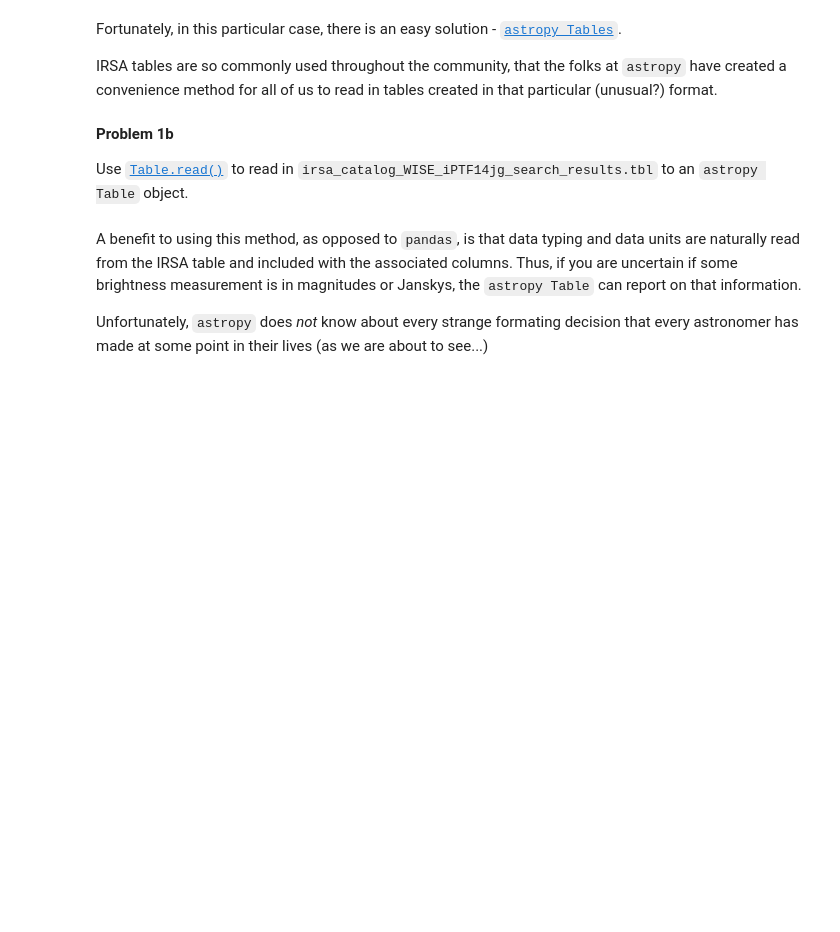
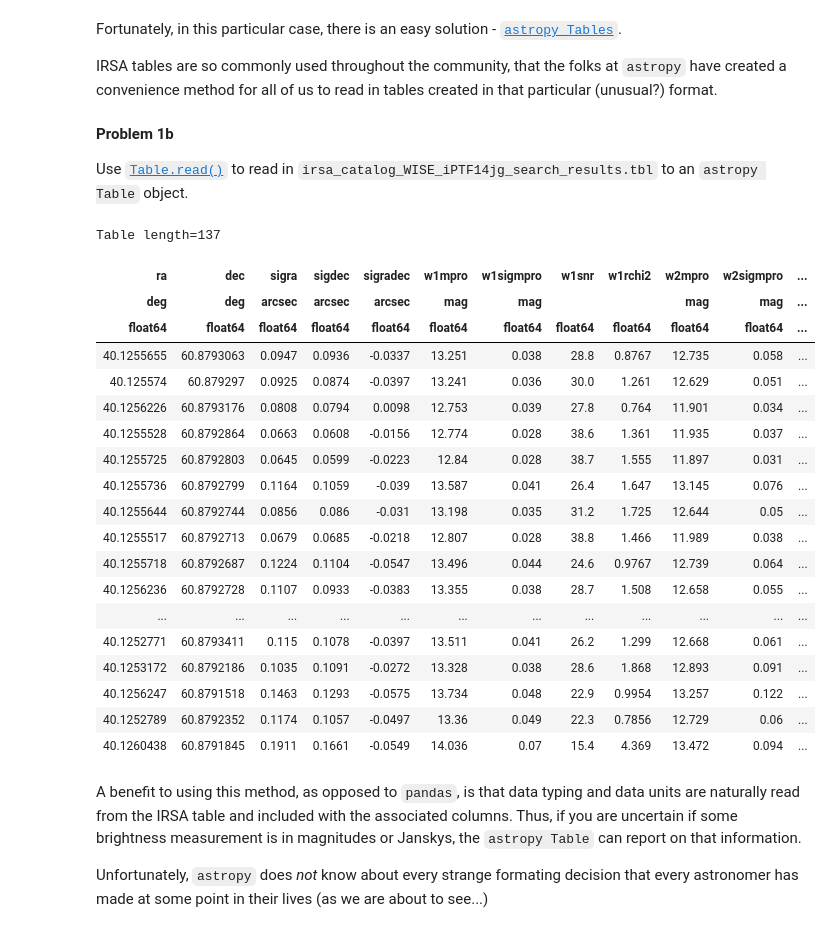
Before and after one commit to JeremyQuijano/LSSTC-DSFP-Sessions, a Jupyter notebook: Sessions/Session15/Day2/CorrallingUnrulyData.ipynb, the cells around one changed output. Saved outputs shown, nothing was run; the diff lists cells and outputs as text; code cells hidden in the pictures; blank space fills up the shorter version.

```diff
--- a/Sessions/Session15/Day2/CorrallingUnrulyData.ipynb
+++ b/Sessions/Session15/Day2/CorrallingUnrulyData.ipynb
@@ -199,7 +267,28 @@ Use [`Table.read()`](http://docs.astropy.org/en/stable/api/astropy.table.Table.h
 # %%
 from astropy.table import Table
 
-Table.read( # complete
+Table.read('dsfp_wrangling/irsa_catalog_WISE_iPTF14jg_search_results.tbl', format='ipac') # complete
+# %% [output]
+Table length=137
+| ra | dec | sigra | sigdec | sigradec | w1mpro | w1sigmpro | w1snr | w1rchi2 | w2mpro | w2sigmpro | ... |
+| deg | deg | arcsec | arcsec | arcsec | mag | mag |  |  | mag | mag | ... |
+| float64 | float64 | float64 | float64 | float64 | float64 | float64 | float64 | float64 | float64 | float64 | ... |
+| 40.1255655 | 60.8793063 | 0.0947 | 0.0936 | -0.0337 | 13.251 | 0.038 | 28.8 | 0.8767 | 12.735 | 0.058 | ... |
+| 40.125574 | 60.879297 | 0.0925 | 0.0874 | -0.0397 | 13.241 | 0.036 | 30.0 | 1.261 | 12.629 | 0.051 | ... |
+| 40.1256226 | 60.8793176 | 0.0808 | 0.0794 | 0.0098 | 12.753 | 0.039 | 27.8 | 0.764 | 11.901 | 0.034 | ... |
+| 40.1255528 | 60.8792864 | 0.0663 | 0.0608 | -0.0156 | 12.774 | 0.028 | 38.6 | 1.361 | 11.935 | 0.037 | ... |
+| 40.1255725 | 60.8792803 | 0.0645 | 0.0599 | -0.0223 | 12.84 | 0.028 | 38.7 | 1.555 | 11.897 | 0.031 | ... |
+| 40.1255736 | 60.8792799 | 0.1164 | 0.1059 | -0.039 | 13.587 | 0.041 | 26.4 | 1.647 | 13.145 | 0.076 | ... |
+| 40.1255644 | 60.8792744 | 0.0856 | 0.086 | -0.031 | 13.198 | 0.035 | 31.2 | 1.725 | 12.644 | 0.05 | ... |
+| 40.1255517 | 60.8792713 | 0.0679 | 0.0685 | -0.0218 | 12.807 | 0.028 | 38.8 | 1.466 | 11.989 | 0.038 | ... |
+| 40.1255718 | 60.8792687 | 0.1224 | 0.1104 | -0.0547 | 13.496 | 0.044 | 24.6 | 0.9767 | 12.739 | 0.064 | ... |
+| 40.1256236 | 60.8792728 | 0.1107 | 0.0933 | -0.0383 | 13.355 | 0.038 | 28.7 | 1.508 | 12.658 | 0.055 | ... |
+| ... | ... | ... | ... | ... | ... | ... | ... | ... | ... | ... | ... |
+| 40.1252771 | 60.8793411 | 0.115 | 0.1078 | -0.0397 | 13.511 | 0.041 | 26.2 | 1.299 | 12.668 | 0.061 | ... |
+| 40.1253172 | 60.8792186 | 0.1035 | 0.1091 | -0.0272 | 13.328 | 0.038 | 28.6 | 1.868 | 12.893 | 0.091 | ... |
+| 40.1256247 | 60.8791518 | 0.1463 | 0.1293 | -0.0575 | 13.734 | 0.048 | 22.9 | 0.9954 | 13.257 | 0.122 | ... |
+| 40.1252789 | 60.8792352 | 0.1174 | 0.1057 | -0.0497 | 13.36 | 0.049 | 22.3 | 0.7856 | 12.729 | 0.06 | ... |
+| 40.1260438 | 60.8791845 | 0.1911 | 0.1661 | -0.0549 | 14.036 | 0.07 | 15.4 | 4.369 | 13.472 | 0.094 | ... |
 # %% [markdown]
 A benefit to using this method, as opposed to `pandas`, is that data typing and data units are naturally read from the IRSA table and included with the associated columns. Thus, if you are uncertain if some brightness measurement is in magnitudes or Janskys, the `astropy Table` can report on that information.
 
```
Also changed, not shown: parts of 22 cells of this notebook, 3 other files.
